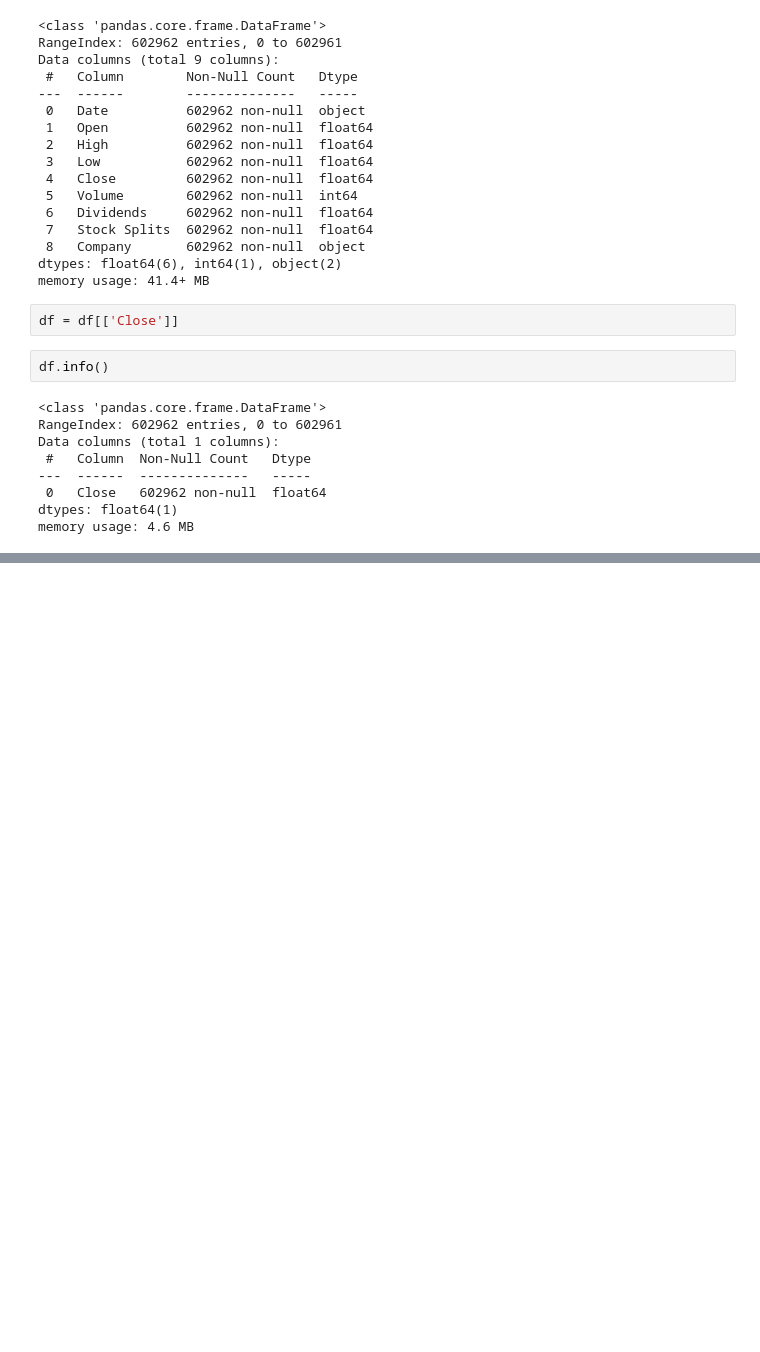
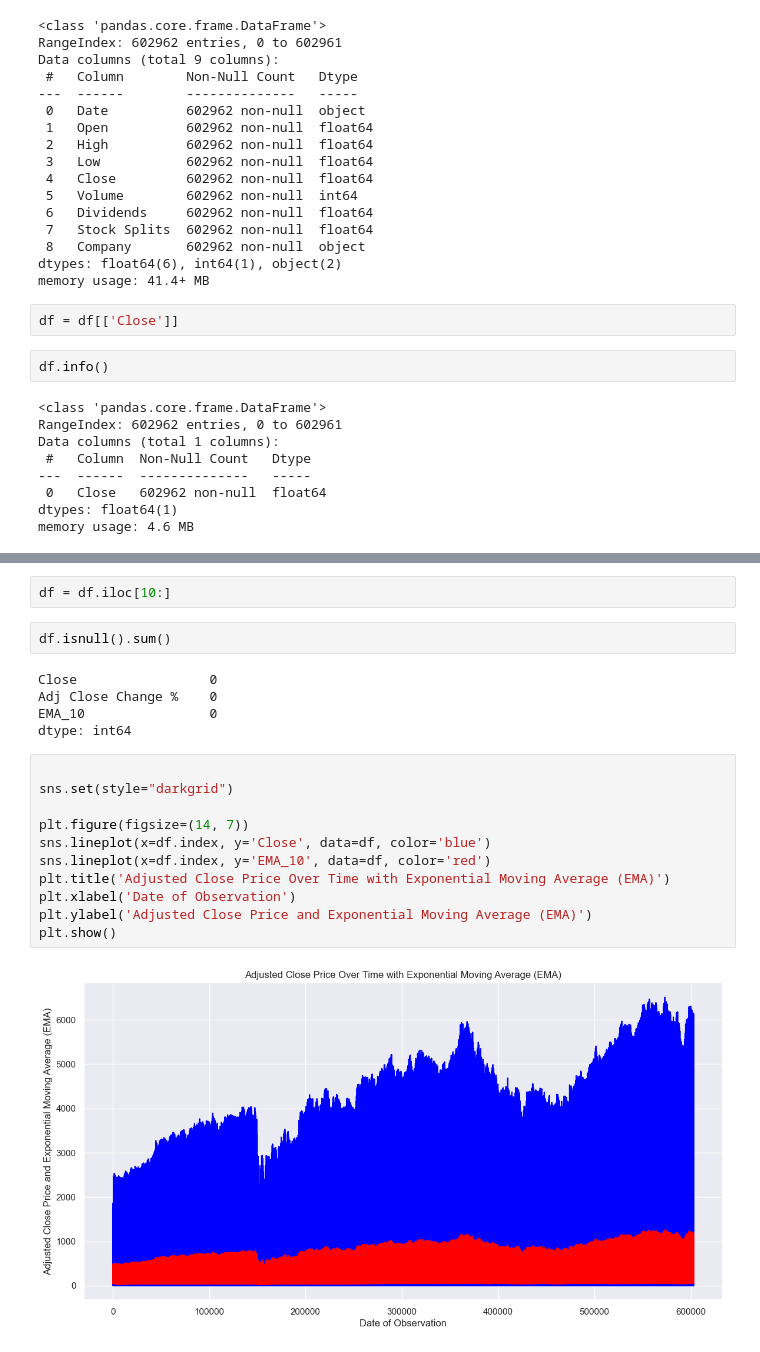
Before and after one commit to the-madhankumar/Stocks2, a Jupyter notebook: main.ipynb, the cells around one changed output, grey strips where cells are left out. Drawn from its saved outputs; the diff is of its cells as text; blank space fills up the shorter version.

```diff
--- a/main.ipynb
+++ b/main.ipynb
@@ -70,0 +135,22 @@ plt.show()
+# %%
+df = df.iloc[10:]
+# %%
+df.isnull().sum()
+# %% [output]
+Close                 0
+Adj Close Change %    0
+EMA_10                0
+dtype: int64
+# %%
+
+sns.set(style="darkgrid")
+
+plt.figure(figsize=(14, 7))
+sns.lineplot(x=df.index, y='Close', data=df, color='blue')
+sns.lineplot(x=df.index, y='EMA_10', data=df, color='red')
+plt.title('Adjusted Close Price Over Time with Exponential Moving Average (EMA)')
+plt.xlabel('Date of Observation')
+plt.ylabel('Adjusted Close Price and Exponential Moving Average (EMA)')
+plt.show()
+# %% [output]
+[figure, added]
```
Also changed, not shown: parts of 6 cells of this notebook.
